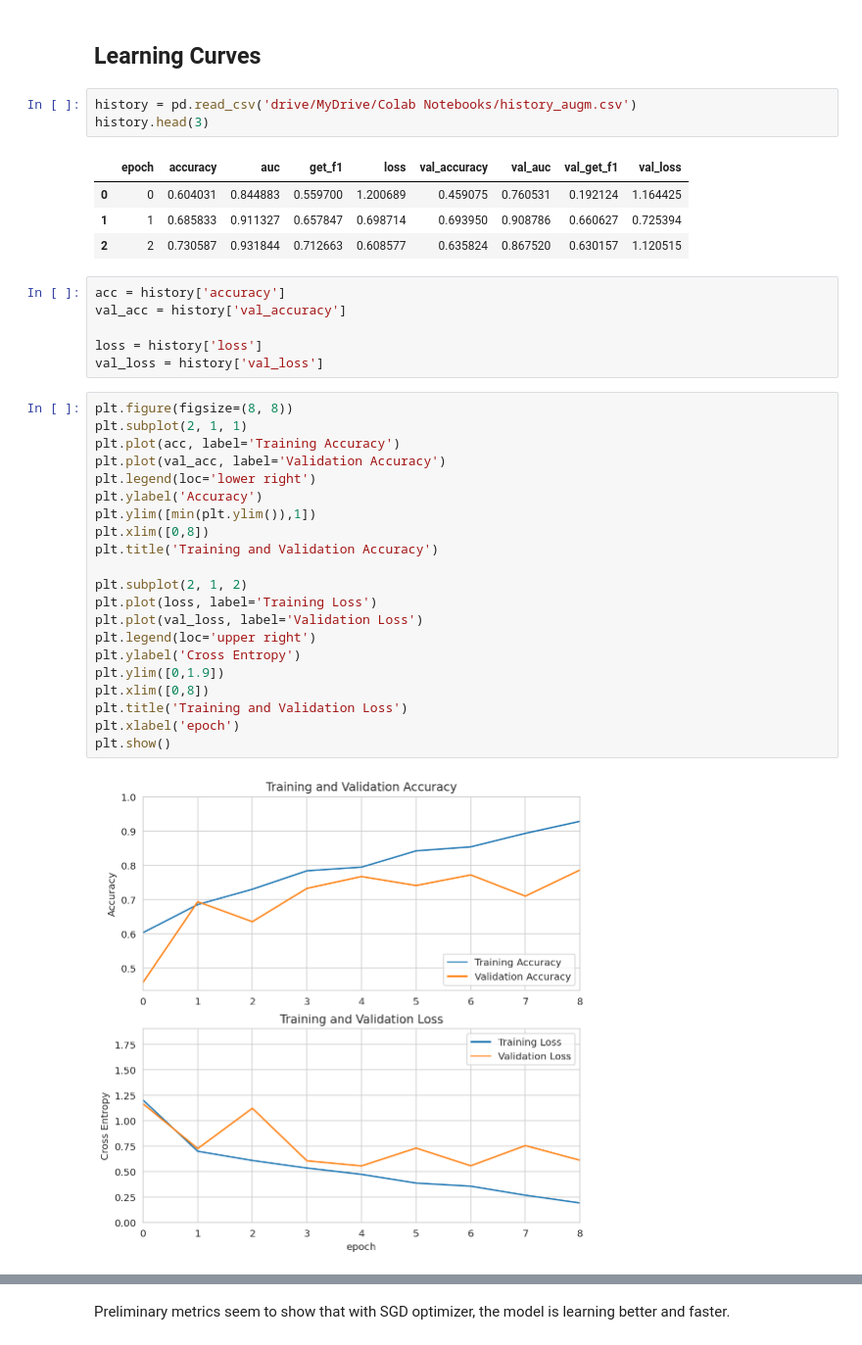
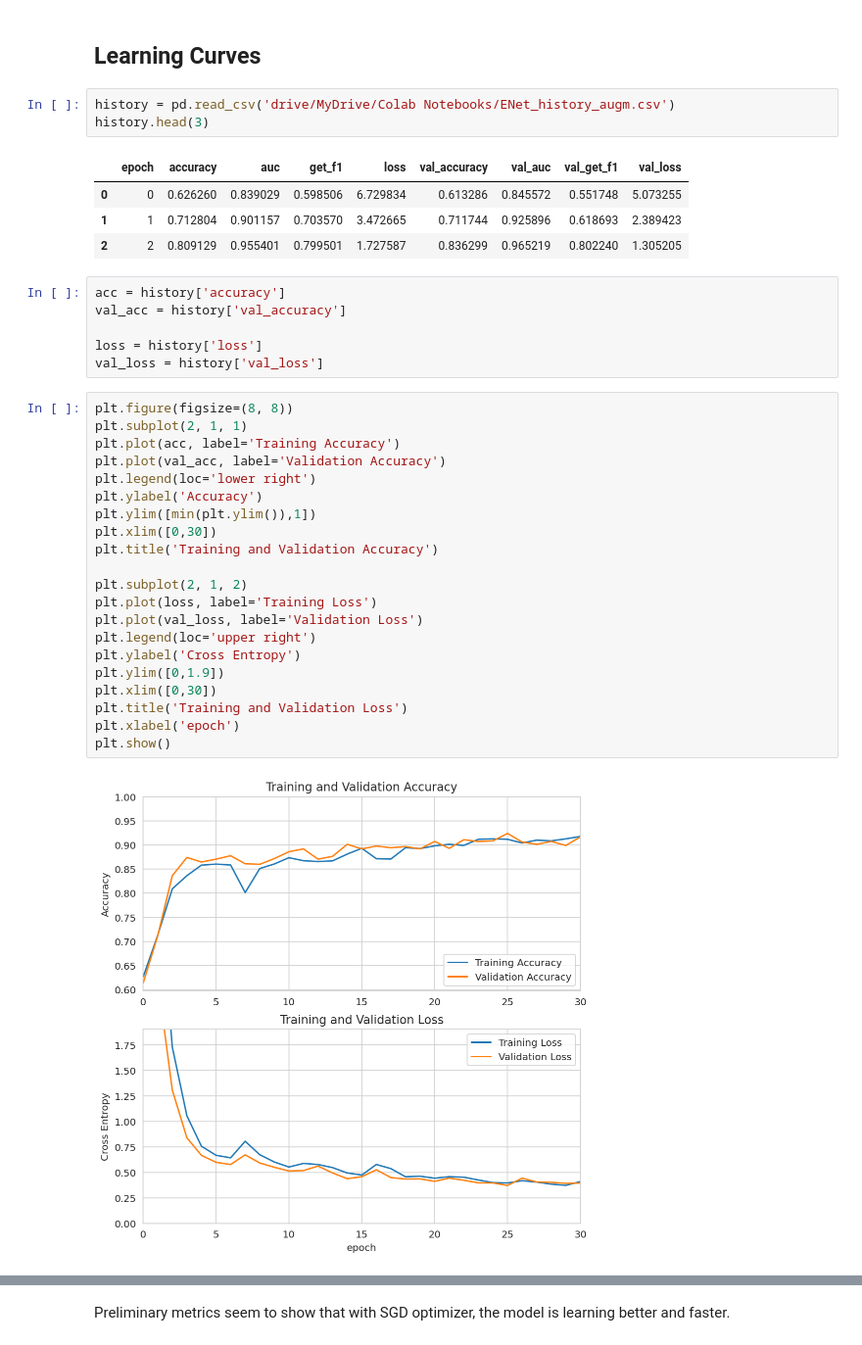
Before and after one commit to yxmauw/eye-disease-classification, a Jupyter notebook: EfficientNet.ipynb, the cells around one changed output, grey strips where cells are left out. Shown at 98% size. Drawn from its saved outputs; the diff is of its cells as text.

```diff
--- a/EfficientNet.ipynb
+++ b/EfficientNet.ipynb
@@ -486,13 +486,13 @@ Epoch 31: early stopping
 # %% [markdown]
 ## Learning Curves
 # %%
-history = pd.read_csv('drive/MyDrive/Colab Notebooks/history_augm.csv')
+history = pd.read_csv('drive/MyDrive/Colab Notebooks/ENet_history_augm.csv')
 history.head(3)
 # %% [output]
 |  | epoch | accuracy | auc | get_f1 | loss | val_accuracy | val_auc | val_get_f1 | val_loss |
-| 0 | 0 | 0.604031 | 0.844883 | 0.559700 | 1.200689 | 0.459075 | 0.760531 | 0.192124 | 1.164425 |
-| 1 | 1 | 0.685833 | 0.911327 | 0.657847 | 0.698714 | 0.693950 | 0.908786 | 0.660627 | 0.725394 |
-| 2 | 2 | 0.730587 | 0.931844 | 0.712663 | 0.608577 | 0.635824 | 0.867520 | 0.630157 | 1.120515 |
+| 0 | 0 | 0.626260 | 0.839029 | 0.598506 | 6.729834 | 0.613286 | 0.845572 | 0.551748 | 5.073255 |
+| 1 | 1 | 0.712804 | 0.901157 | 0.703570 | 3.472665 | 0.711744 | 0.925896 | 0.618693 | 2.389423 |
+| 2 | 2 | 0.809129 | 0.955401 | 0.799501 | 1.727587 | 0.836299 | 0.965219 | 0.802240 | 1.305205 |
 # %%
 acc = history['accuracy']
 val_acc = history['val_accuracy']
@@ -502,24 +502,24 @@ val_loss = history['val_loss']
 # %%
 plt.figure(figsize=(8, 8))
 plt.subplot(2, 1, 1)
 plt.plot(acc, label='Training Accuracy')
 plt.plot(val_acc, label='Validation Accuracy')
 plt.legend(loc='lower right')
 plt.ylabel('Accuracy')
 plt.ylim([min(plt.ylim()),1])
-plt.xlim([0,8])
+plt.xlim([0,30])
 plt.title('Training and Validation Accuracy')
 
 plt.subplot(2, 1, 2)
 plt.plot(loss, label='Training Loss')
 plt.plot(val_loss, label='Validation Loss')
 plt.legend(loc='upper right')
 plt.ylabel('Cross Entropy')
 plt.ylim([0,1.9])
-plt.xlim([0,8])
+plt.xlim([0,30])
 plt.title('Training and Validation Loss')
 plt.xlabel('epoch')
 plt.show()
 # %% [output]
-[figure, old version]
+[figure, new version]
 # %% [markdown]
```
Also changed, not shown: parts of 6 cells of this notebook.
